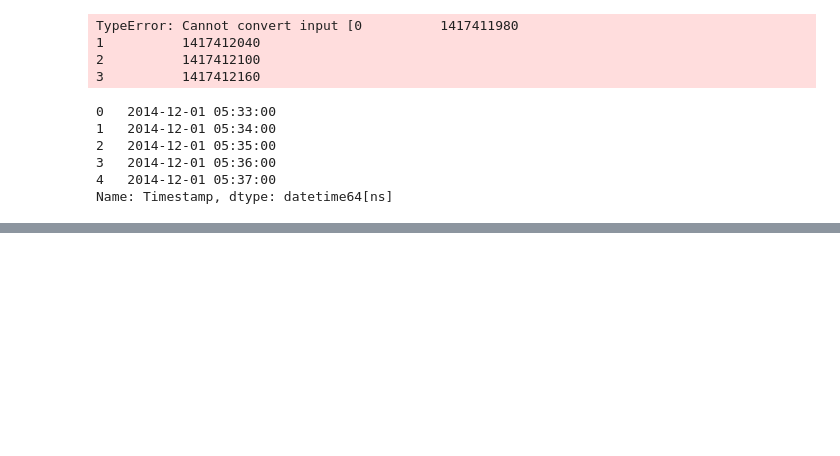
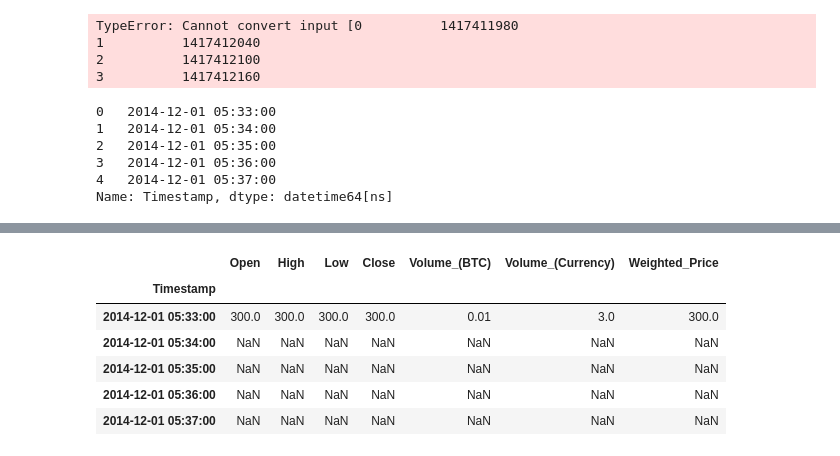
Before and after one commit to learningwithdg/datascience, a Jupyter notebook: Sessions/Untitled2.ipynb, the cells around one changed output, grey strips where cells are left out. Drawn from its saved outputs; the diff is of its cells as text; code cells hidden in the pictures; blank space fills up the shorter version.

```diff
--- a/Sessions/Untitled2.ipynb
+++ b/Sessions/Untitled2.ipynb
@@ -111,0 +125,10 @@ Name: Timestamp, dtype: datetime64[ns]
+# %%
+df.head()
+# %% [output]
+|  | Open | High | Low | Close | Volume_(BTC) | Volume_(Currency) | Weighted_Price |
+| Timestamp |  |  |  |  |  |  |  |
+| 2014-12-01 05:33:00 | 300.0 | 300.0 | 300.0 | 300.0 | 0.01 | 3.0 | 300.0 |
+| 2014-12-01 05:34:00 | NaN | NaN | NaN | NaN | NaN | NaN | NaN |
+| 2014-12-01 05:35:00 | NaN | NaN | NaN | NaN | NaN | NaN | NaN |
+| 2014-12-01 05:36:00 | NaN | NaN | NaN | NaN | NaN | NaN | NaN |
+| 2014-12-01 05:37:00 | NaN | NaN | NaN | NaN | NaN | NaN | NaN |
```
Also changed, not shown: parts of 6 cells of this notebook.
